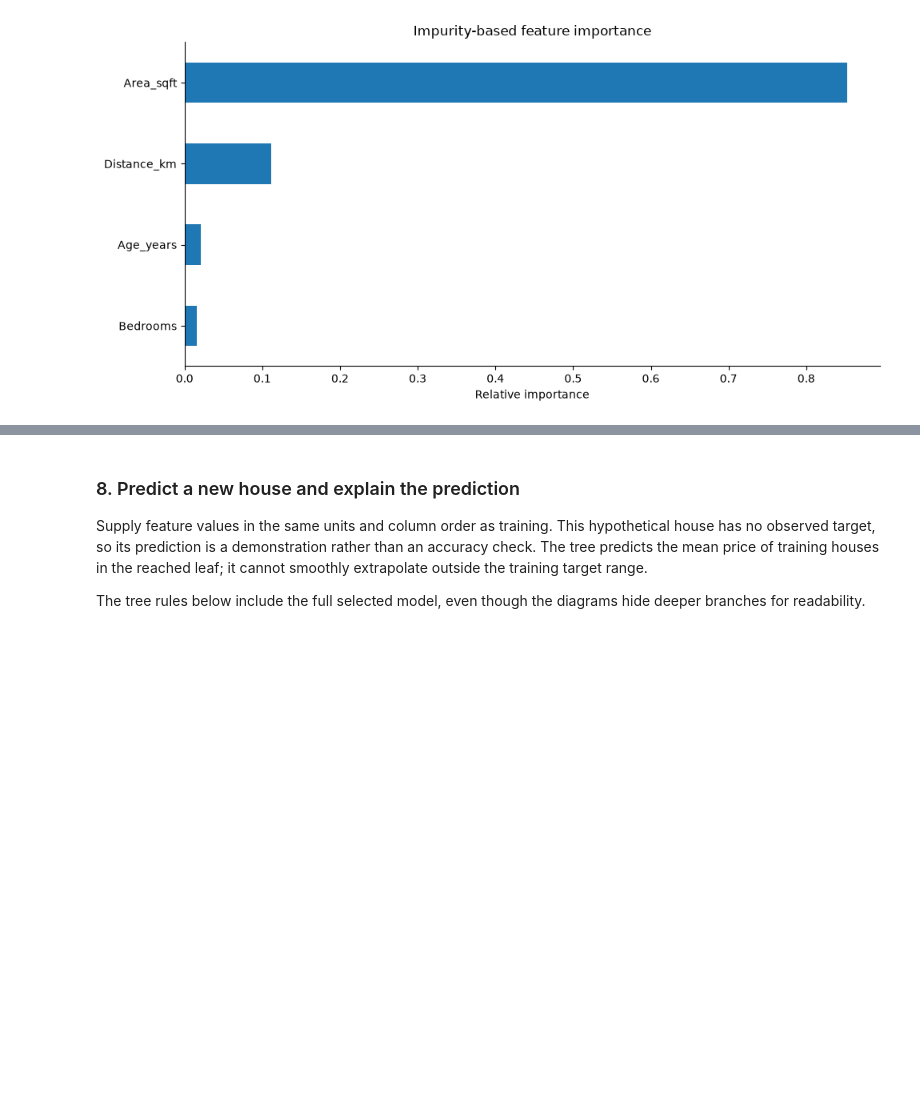
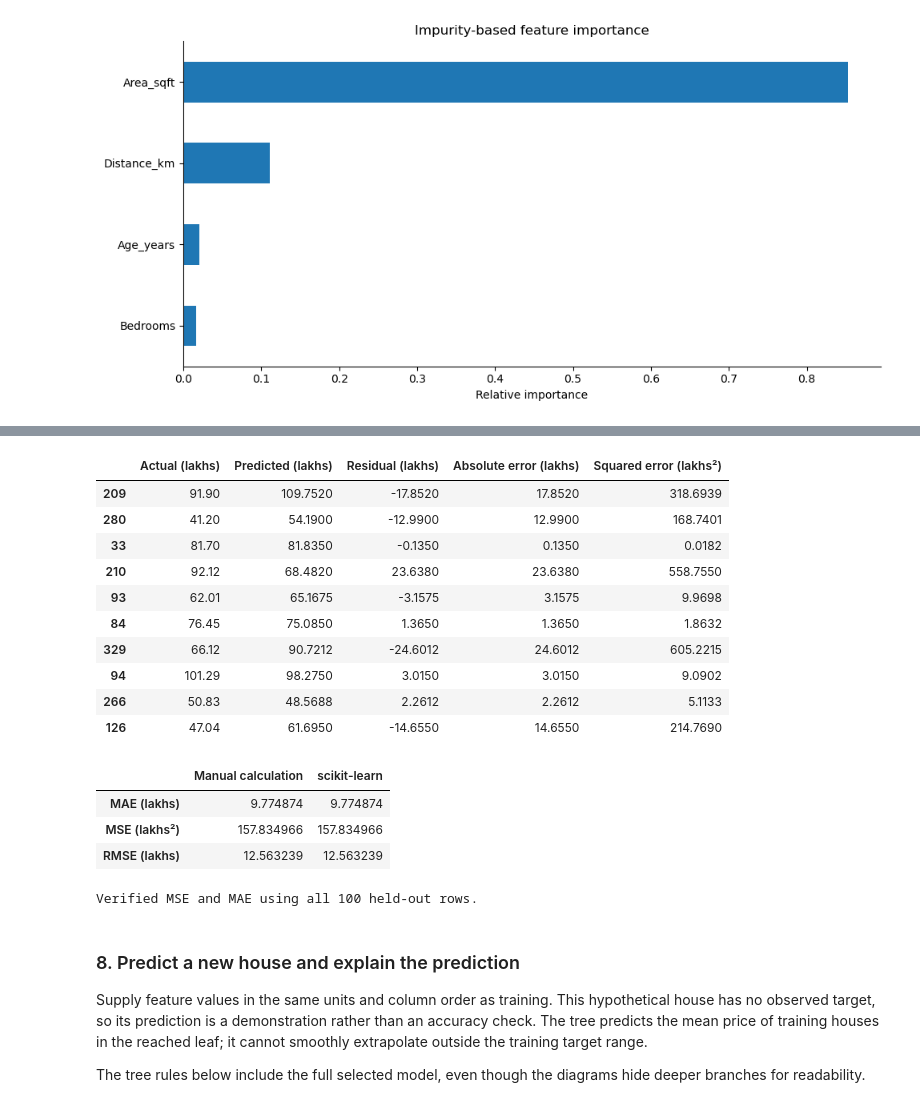
Before and after one commit to METLAKUMARASWAMY/METLA-KUMARA-SWAMY_05-11-2026_MACHINE-LEARNING-CART, a Jupyter notebook: CART.ipynb, the cells around one changed output, grey strips where cells are left out. Saved outputs shown, nothing was run; the diff lists cells and outputs as text; code cells hidden in the pictures; blank space fills up the shorter version.

```diff
--- a/CART.ipynb
+++ b/CART.ipynb
@@ -797,3 +997,42 @@ plt.show()
+# %%
+reg_error_table = pd.DataFrame({
+    'Actual (lakhs)': reg_y_test,
+    'Predicted (lakhs)': reg_predictions,
+    'Residual (lakhs)': reg_y_test - reg_predictions
+})
+reg_error_table['Absolute error (lakhs)'] = reg_error_table['Residual (lakhs)'].abs()
+reg_error_table['Squared error (lakhs²)'] = reg_error_table['Residual (lakhs)'] ** 2
+display(reg_error_table.head(10).round(4))
+reg_manual_mae = reg_error_table['Absolute error (lakhs)'].mean()
+reg_manual_mse = reg_error_table['Squared error (lakhs²)'].mean()
+reg_metric_check = pd.DataFrame({
+    'Manual calculation': [reg_manual_mae, reg_manual_mse, np.sqrt(reg_manual_mse)],
+    'scikit-learn': [mean_absolute_error(reg_y_test, reg_predictions),
+                     mean_squared_error(reg_y_test, reg_predictions),
+                     np.sqrt(mean_squared_error(reg_y_test, reg_predictions))]
+}, index=['MAE (lakhs)', 'MSE (lakhs²)', 'RMSE (lakhs)'])
+display(reg_metric_check.round(6))
+assert np.allclose(reg_metric_check['Manual calculation'], reg_metric_check['scikit-learn'])
+assert np.isclose(reg_manual_mse, reg_comparison.loc[reg_best_model_name, 'Test MSE'])
+assert np.isclose(reg_manual_mae, reg_comparison.loc[reg_best_model_name, 'Test MAE'])
+print(f'Verified MSE and MAE using all {len(reg_error_table)} held-out rows.')
+# %% [output]
+|  | Actual (lakhs) | Predicted (lakhs) | Residual (lakhs) | Absolute error (lakhs) | Squared error (lakhs²) |
+| 209 | 91.90 | 109.7520 | -17.8520 | 17.8520 | 318.6939 |
+| 280 | 41.20 | 54.1900 | -12.9900 | 12.9900 | 168.7401 |
+| 33 | 81.70 | 81.8350 | -0.1350 | 0.1350 | 0.0182 |
+| 210 | 92.12 | 68.4820 | 23.6380 | 23.6380 | 558.7550 |
+| 93 | 62.01 | 65.1675 | -3.1575 | 3.1575 | 9.9698 |
+| 84 | 76.45 | 75.0850 | 1.3650 | 1.3650 | 1.8632 |
+| 329 | 66.12 | 90.7212 | -24.6012 | 24.6012 | 605.2215 |
+| 94 | 101.29 | 98.2750 | 3.0150 | 3.0150 | 9.0902 |
+| 266 | 50.83 | 48.5688 | 2.2612 | 2.2612 | 5.1133 |
+| 126 | 47.04 | 61.6950 | -14.6550 | 14.6550 | 214.7690 |
+|  | Manual calculation | scikit-learn |
+| MAE (lakhs) | 9.774874 | 9.774874 |
+| MSE (lakhs²) | 157.834966 | 157.834966 |
+| RMSE (lakhs) | 12.563239 | 12.563239 |
+Verified MSE and MAE using all 100 held-out rows.
 # %% [markdown]
 ### 8. Predict a new house and explain the prediction
 
```
Also changed, not shown: parts of 11 cells of this notebook.
